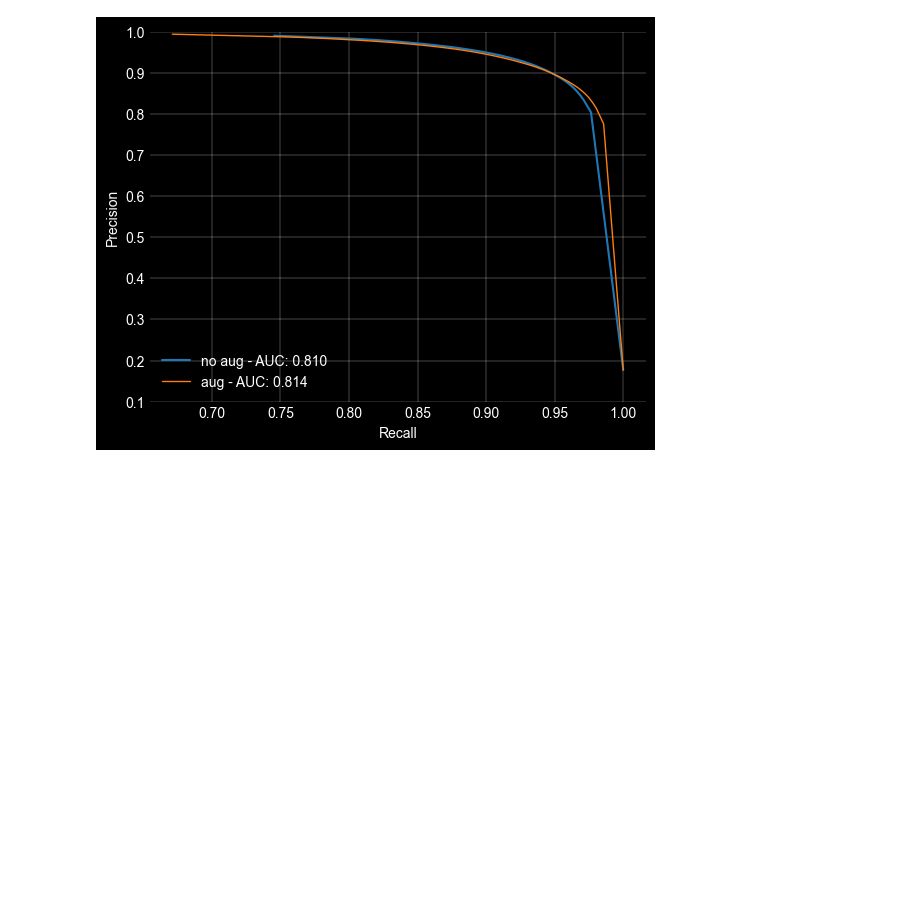
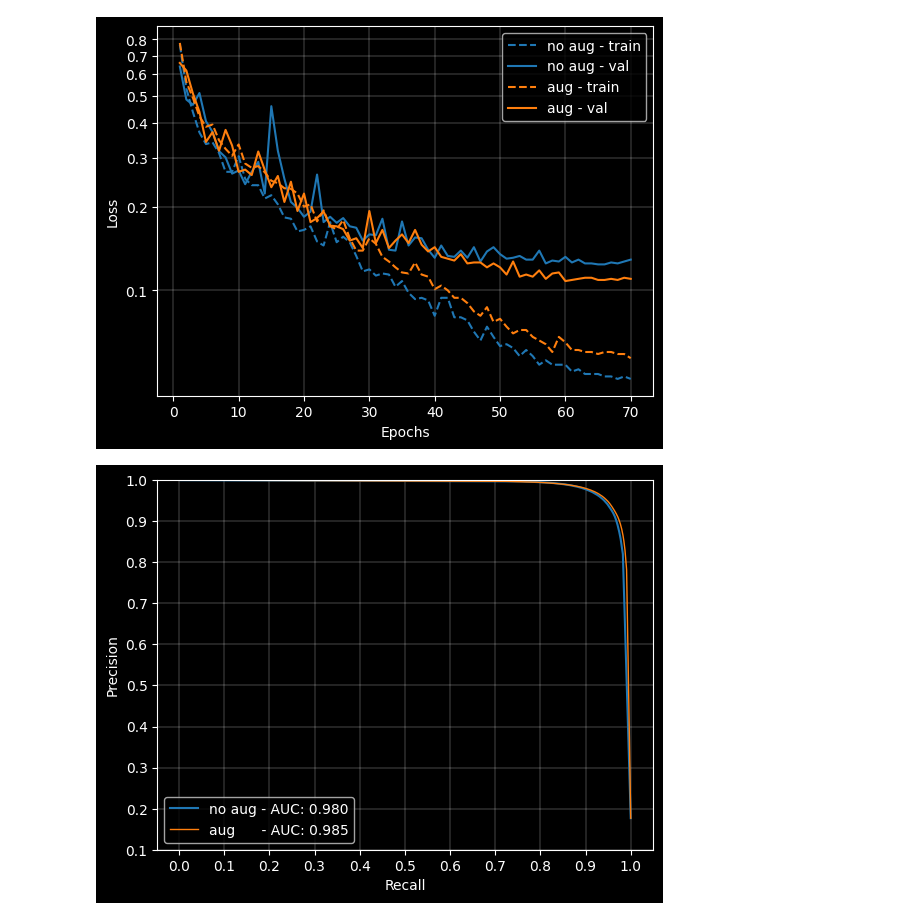
Before and after one commit to trujilloRJ/lane-detection, a Jupyter notebook: compare_model.ipynb, the cells around one changed output. Cells and saved outputs as stored; diff of their text form; code cells hidden in the pictures; blank space fills up the shorter version.

Commit message:
using a deeper model

```diff
--- a/compare_model.ipynb
+++ b/compare_model.ipynb
@@ -23,3 +23,13 @@ def compute_metrics(tp_vec, fp_vec, fn_vec):
     recall = tp_vec / (tp_vec + fn_vec)
     f1_score = tp_vec / (tp_vec + 0.5 * (fp_vec + fn_vec))
     return precision, recall, f1_score
+
+def auc_from_pr_curve(precision, recall):
+    # Sort recall and precision by recall ascending
+    recall = np.array(recall)
+    precision = np.array(precision)
+    sorted_indices = np.argsort(recall)
+    recall = recall[sorted_indices]
+    precision = precision[sorted_indices]
+    # Compute area using trapezoidal rule
+    return np.trapezoid(precision, recall)
@@ -44,29 +36,56 @@ precision_v2, recall_v2, f1_v2 = compute_metrics(tp_v2, fp_v2, fn_v2)
 # %%
-def auc_from_roc_curve(tp, fp, fn):
-    tpr = tp / (tp[0] + fn[0])
-    fpr = fp / (fp[0] + tp[0])
-    sorted_indices = np.argsort(fpr)
-    fpr = np.array(fpr)[sorted_indices]
-    tpr = np.array(tpr)[sorted_indices]
-    return np.trapezoid(tpr, fpr)
+checkpoint_folder = "checkpoints"
 
-auc_v1 = auc_from_roc_curve(tp_v1, fp_v1, fn_v1)
-auc_v2 = auc_from_roc_curve(tp_v2, fp_v2, fn_v2)
+exp_name_v1 = "UNet3down_v10_Scos_adam_augv0"
+exp_name_v2 = "UNet3down_v10_Scos_adam_augv2"
+
+eps_v1, tr_loss_v1, val_loss_v1 = extract_log_data(f"{checkpoint_folder}/{exp_name_v1}.log")
+eps_v2, tr_loss_v2, val_loss_v2 = extract_log_data(f"{checkpoint_folder}/{exp_name_v2}.log")
+
+min_loss_v1, best_epoch_v1 = get_best_epoch(eps_v1, val_loss_v1)
+min_loss_v2, best_epoch_v2 = get_best_epoch(eps_v2, val_loss_v2)
+
+fig, ax = plt.subplots()
+ax.plot(eps_v1, tr_loss_v1, '--', color='#1f77b4', label="no aug - train")
+ax.plot(eps_v1, val_loss_v1, '-', color='#1f77b4', label="no aug - val")
+ax.plot(eps_v2, tr_loss_v2, '--', color='#ff7f0e', label="aug - train")
+ax.plot(eps_v2, val_loss_v2, '-', color='#ff7f0e', label="aug - val")
+ax.grid(which="major", linestyle='-', linewidth=0.2)
+ax.legend()
+ax.set_ylabel("Loss")
+ax.set_xlabel("Epochs")
+ax.set_yscale("log")
+ax.set_yticks(np.arange(0.1, 0.9, step=0.1))
+ax.minorticks_off()
+ax.yaxis.set_major_formatter(ScalarFormatter())
+plt.show()
+
+thr_vec = np.arange(0, 1, step=0.001)
+tp_v1, fp_v1, fn_v1 = load_tp_fp_fn(exp_name_v1)
+tp_v2, fp_v2, fn_v2 = load_tp_fp_fn(exp_name_v2)
+
+precision_v1, recall_v1, f1_v1 = compute_metrics(tp_v1, fp_v1, fn_v1)
+precision_v2, recall_v2, f1_v2 = compute_metrics(tp_v2, fp_v2, fn_v2)
+
+auc_v1 = auc_from_pr_curve(precision_v1, recall_v1)
+auc_v2 = auc_from_pr_curve(precision_v2, recall_v2)
 
 fig, ax = plt.subplots()
 # ax.plot(thr_vec, f1_v1, '--', color='#1f77b4', label="no aug - precision")
 # ax.plot(thr_vec, recall_v1, '-', color='#1f77b4', label="no aug - recall")
 # ax.plot(thr_vec, f1_v2, '--', color='#ff7f0e', label="aug - precision")
 # ax.plot(thr_vec, recall_v2, '-', color='#ff7f0e', label="aug - recall")
 ax.plot(recall_v1, precision_v1, '-', color='#1f77b4', label=f"no aug - AUC: {auc_v1:.3f}", linewidth=1.5)
-ax.plot(recall_v2, precision_v2, '-', color='#ff7f0e', label=f"aug - AUC: {auc_v2:.3f}", linewidth=1)
+ax.plot(recall_v2, precision_v2, '-', color='#ff7f0e', label=f"aug      - AUC: {auc_v2:.3f}", linewidth=1)
 ax.grid(which="major", linestyle='-', linewidth=0.2)
 ax.legend(loc='lower left')
-ax.set_ylabel("Metric")
-ax.set_xlabel("Threshold")
+# ax.set_ylabel("Metric")
+# ax.set_xlabel("Threshold")
 ax.set_ylabel("Precision")
 ax.set_xlabel("Recall")
 ax.set_ylim([0.1, 1])
+ax.set_xticks(np.arange(0, 1.1, 0.1))
 plt.show()
 # %% [output]
-[figure, old version]
+[figure, new version]
+[figure, added]
```
Also changed, not shown: parts of 3 cells of this notebook, 8 other files.
